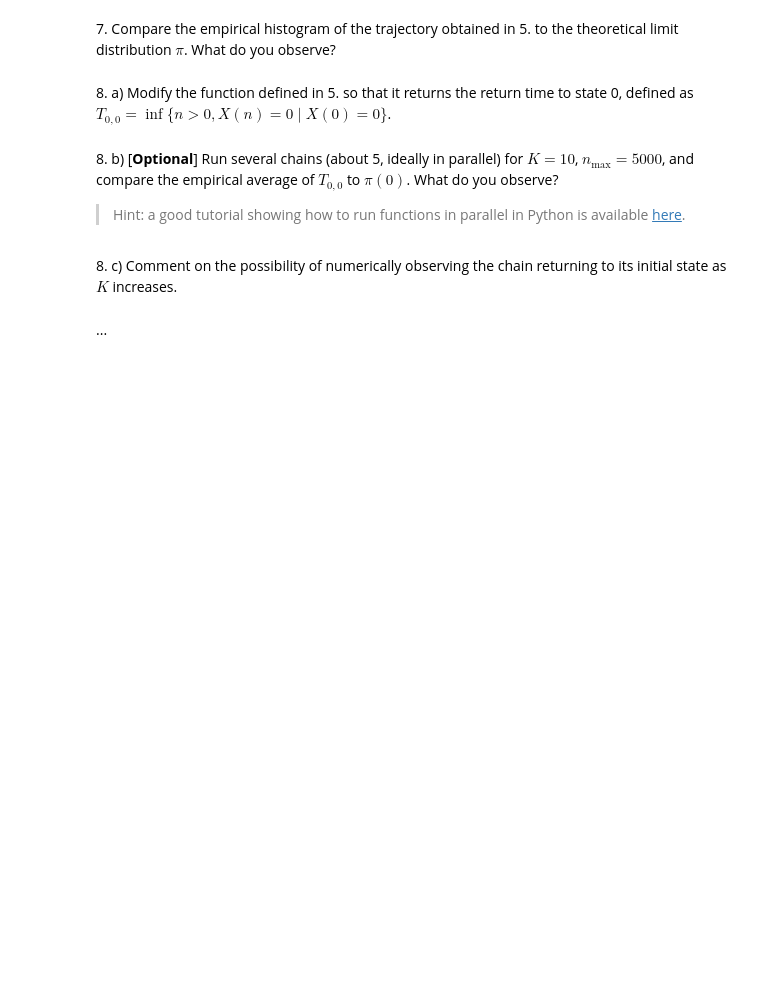
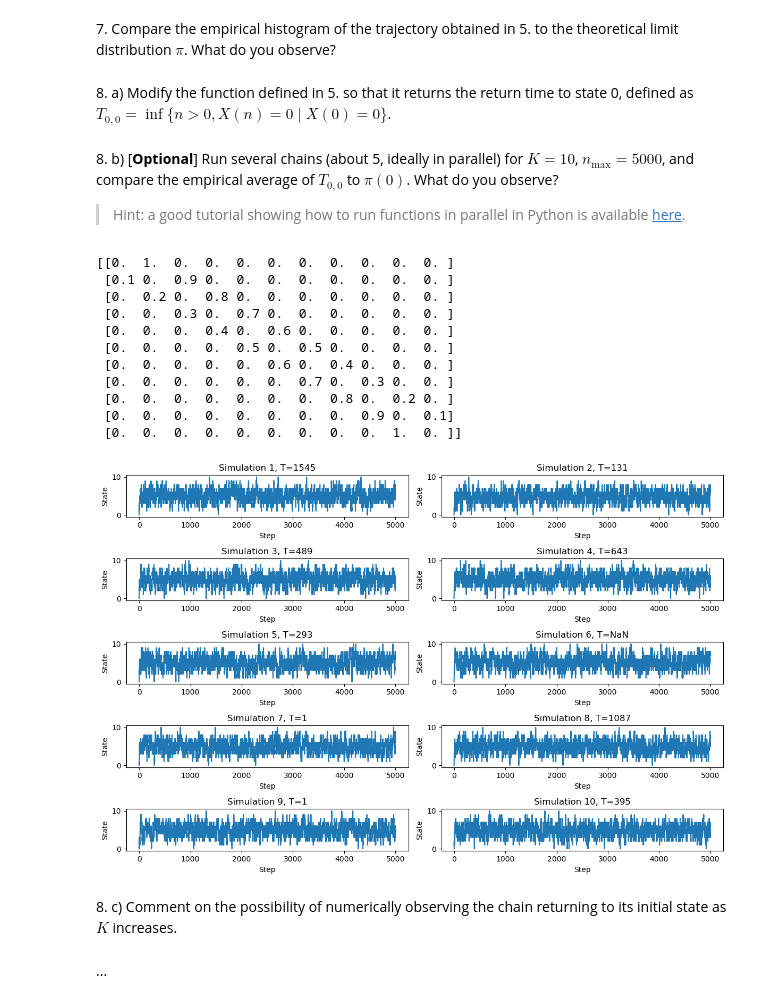
Before and after one commit to benech17/Markov-Chains-SDIA, a Jupyter notebook: lab1_markov_students/lab1_notebook.ipynb, the cells around one changed output. Saved outputs shown, nothing was run; the diff lists cells and outputs as text; code cells hidden in the pictures; blank space fills up the shorter version.

```diff
--- a/lab1_markov_students/lab1_notebook.ipynb
+++ b/lab1_markov_students/lab1_notebook.ipynb
@@ -86,8 +186,82 @@ For an efficient implementation, **do not use vector-matrix product with the tra
 # %% [markdown]
 8\. a) Modify the function defined in 5. so that it returns the return time to state 0, defined as $T_{0,0} = \inf \bigl\{ n > 0, X(n) = 0 \mid X(0) = 0 \bigr\}$.
+# %%
+def ehrenfest2(nmax,rng,nu0,P):
+    np.random.seed(rng)
+    nu_list=[nu0]
+    T=0
+    K=len(P)-1
+    for j in range(0,nmax):
+        if nu0==0:
+            x=1
+        elif nu0==K:
+            x=K-1
+        else:
+            p=np.array([P[nu0,nu0-1],P[nu0,nu0+1]])
+            x=nu0+np.random.choice([-1,1],size=1,p=p)[0]
+        nu0=x
+        if nu0==0 and T==0:
+            T=j+1
+        nu_list.append(nu0)
+    return nu_list,T
 # %% [markdown]
 8\. b) [**Optional**] Run several chains (about 5, ideally in parallel) for $K = 10$, $n_{\max} = 5000$, and compare the empirical average of $T_{0,0}$ to $\pi(0)$. What do you observe?
  > Hint: a good tutorial showing how to run functions in parallel in Python is available [here](https://www.machinelearningplus.com/python/parallel-processing-python/).
+# %%
+from dask.distributed import Client
+
+client=Client(n_workers=5)
+
+
+K=10
+rows, cols = K+1, K+1
+
+matrix = np.fromfunction(lambda i, j: K-i, (rows, cols), dtype=int)
+matrix2=np.fromfunction(lambda i, j: i, (rows, cols), dtype=int)
+
+#get a matrix with overdiagonal and subdiagonal as given
+diag1=np.diag(matrix,1)
+diag2=np.diag(matrix2,-1)
+m1=np.diag(diag1,1)
+m2=np.diag(diag2,-1)
+
+P2=np.zeros((K+1,K+1))+m1/(K)+m2/(K)
+print(P2)
+
+
+fig, axs = plt.subplots(5, 2, figsize=(12, 8))
+rngs=[1,2,3,4,5,6,7,8,9,10]
+for i,rng in enumerate(rngs):
+    nu0=0
+    r=client.submit(ehrenfest2,nmax,rng,nu0,P2)
+    col = i % 2
+    row = i // 2
+    ax = axs[row, col]
+    ax.plot(r.result()[0])
+    if r.result()[1]==0:
+        ax.set_title(f'Simulation {i + 1}, T=NaN')
+    else:
+        ax.set_title(f'Simulation {i + 1}, T={r.result()[1]}')
+    ax.set_xlabel('Step')
+    ax.set_ylabel('State')
+
+plt.tight_layout()
+plt.show()
+
+client.close()
+# %% [output]
+[[0.  1.  0.  0.  0.  0.  0.  0.  0.  0.  0. ]
+ [0.1 0.  0.9 0.  0.  0.  0.  0.  0.  0.  0. ]
+ [0.  0.2 0.  0.8 0.  0.  0.  0.  0.  0.  0. ]
+ [0.  0.  0.3 0.  0.7 0.  0.  0.  0.  0.  0. ]
+ [0.  0.  0.  0.4 0.  0.6 0.  0.  0.  0.  0. ]
+ [0.  0.  0.  0.  0.5 0.  0.5 0.  0.  0.  0. ]
+ [0.  0.  0.  0.  0.  0.6 0.  0.4 0.  0.  0. ]
+ [0.  0.  0.  0.  0.  0.  0.7 0.  0.3 0.  0. ]
+ [0.  0.  0.  0.  0.  0.  0.  0.8 0.  0.2 0. ]
+ [0.  0.  0.  0.  0.  0.  0.  0.  0.9 0.  0.1]
+ [0.  0.  0.  0.  0.  0.  0.  0.  0.  1.  0. ]]
+[figure, added]
 # %% [markdown]
 8\. c) Comment on the possibility of numerically observing the chain returning to its initial state as $K$ increases.
 # %% [markdown]
```
Also changed, not shown: parts of 13 cells of this notebook.
